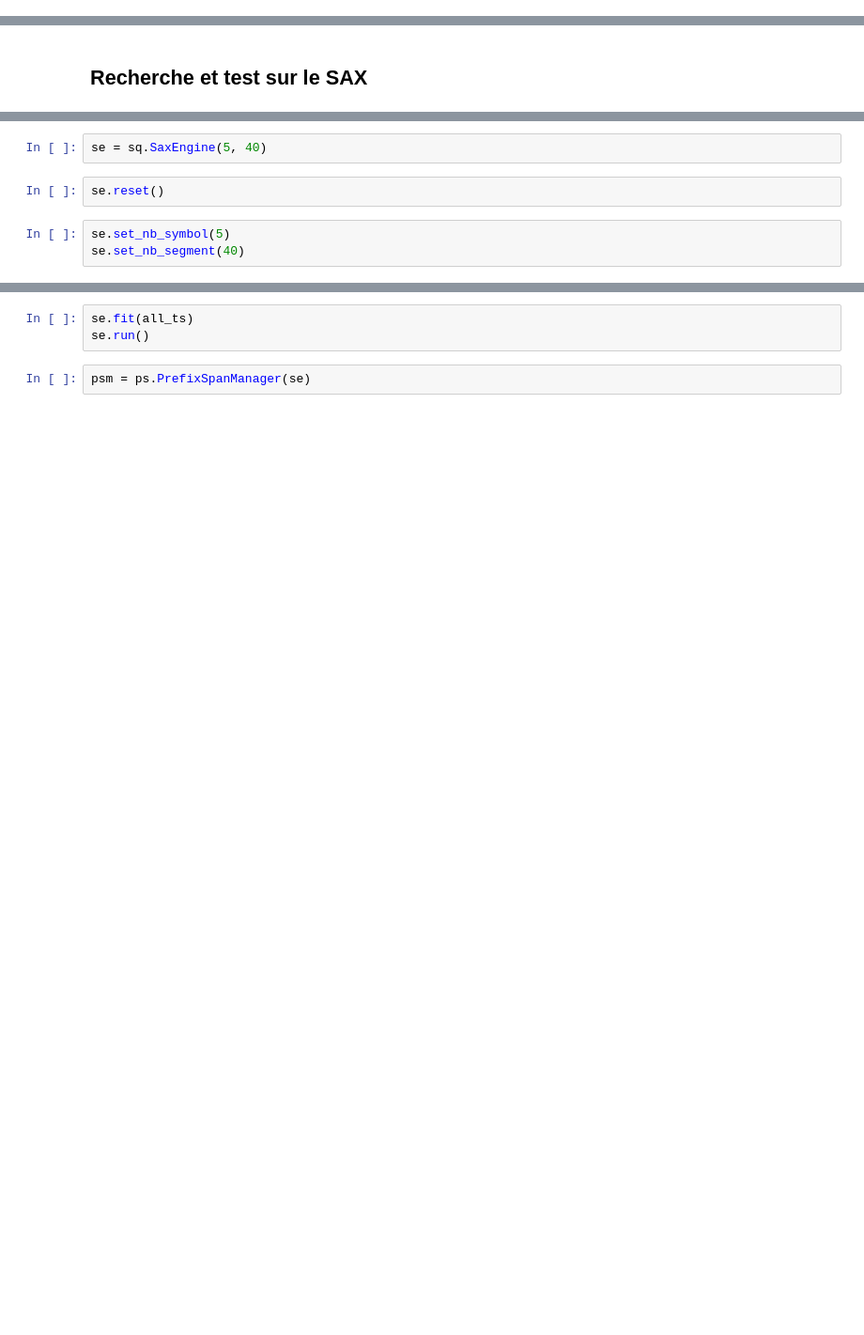
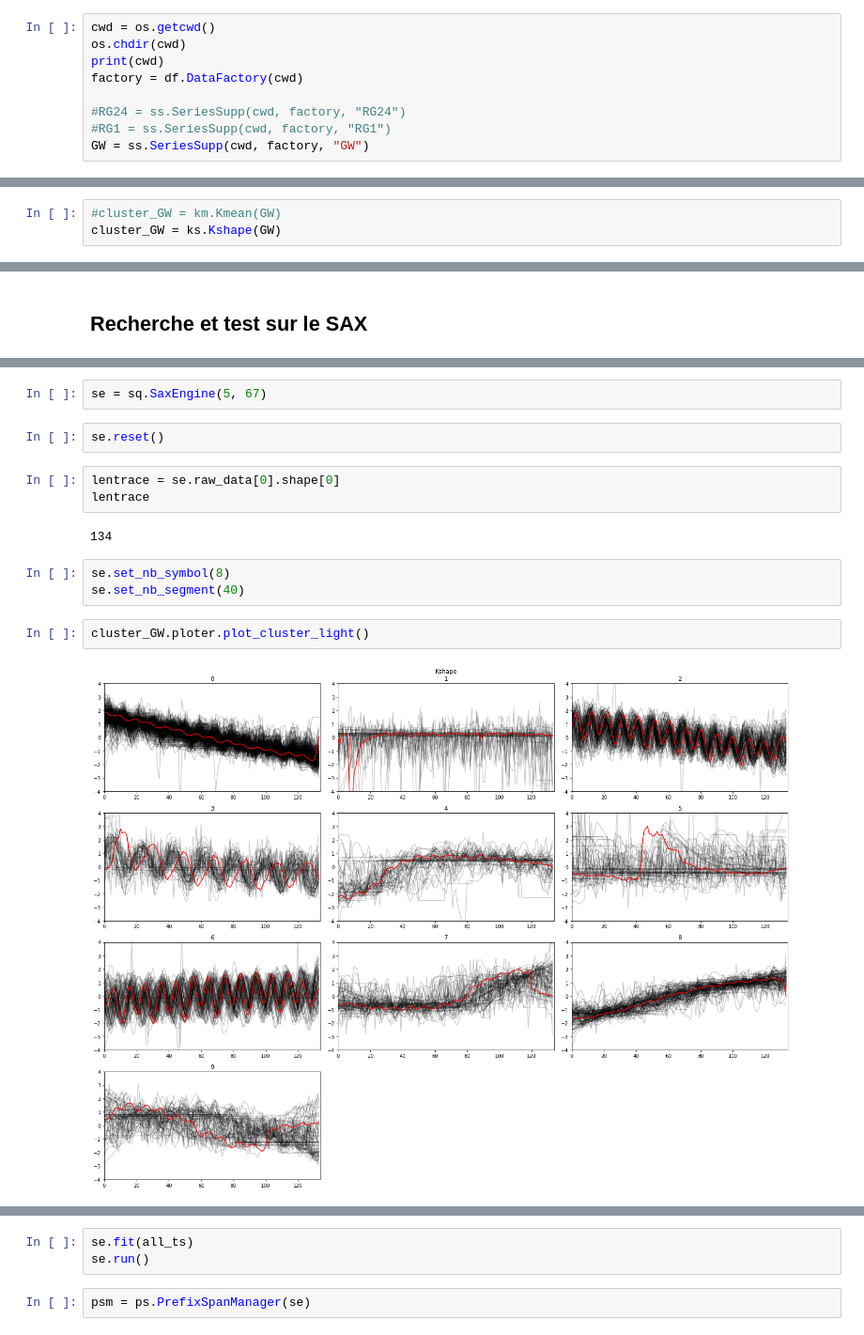
Before and after one commit to LevavasseurYann/Hydro-Data-Mining-, a Jupyter notebook: SAX.ipynb, the cells around one changed output, grey strips where cells are left out. Shown at 94% size. Cells and saved outputs as stored; diff of their text form; blank space fills up the shorter version.

```diff
--- a/SAX.ipynb
+++ b/SAX.ipynb
@@ -0,0 +28,9 @@
+# %%
+cwd = os.getcwd()
+os.chdir(cwd)
+print(cwd)
+factory = df.DataFactory(cwd)
+
+#RG24 = ss.SeriesSupp(cwd, factory, "RG24")
+#RG1 = ss.SeriesSupp(cwd, factory, "RG1")
+GW = ss.SeriesSupp(cwd, factory, "GW")
@@ -0,0 +44,3 @@
+# %%
+#cluster_GW = km.Kmean(GW)
+cluster_GW = ks.Kshape(GW)
@@ -7,8 +60,17 @@ from utils import prefix_span as ps
 # %%
-se = sq.SaxEngine(5, 40)
+se = sq.SaxEngine(5, 67)
 # %%
 se.reset()
+# %%
+lentrace = se.raw_data[0].shape[0]
+lentrace
+# %% [output]
+134
 # %%
-se.set_nb_symbol(5)
+se.set_nb_symbol(8)
 se.set_nb_segment(40)
+# %%
+cluster_GW.ploter.plot_cluster_light()
+# %% [output]
+[figure, added]
 # %%
```
Also changed, not shown: parts of 21 cells of this notebook, 41 other files.
